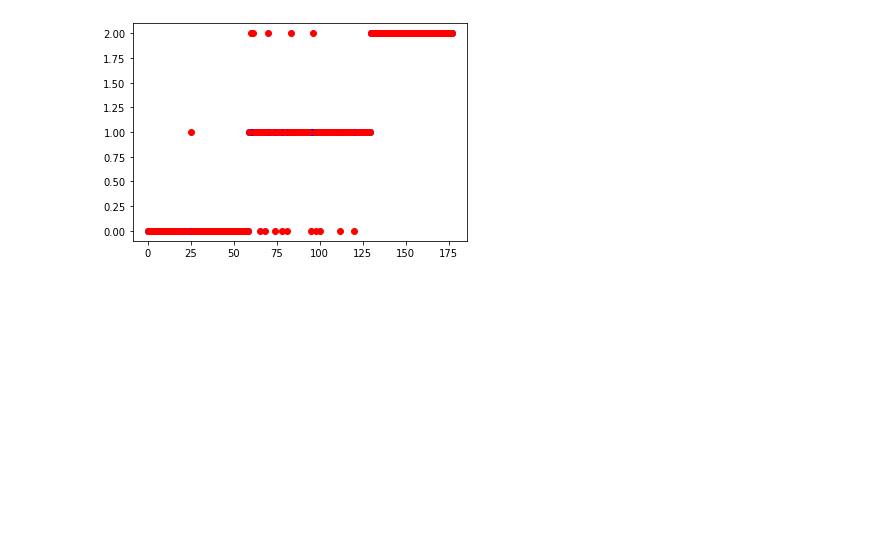
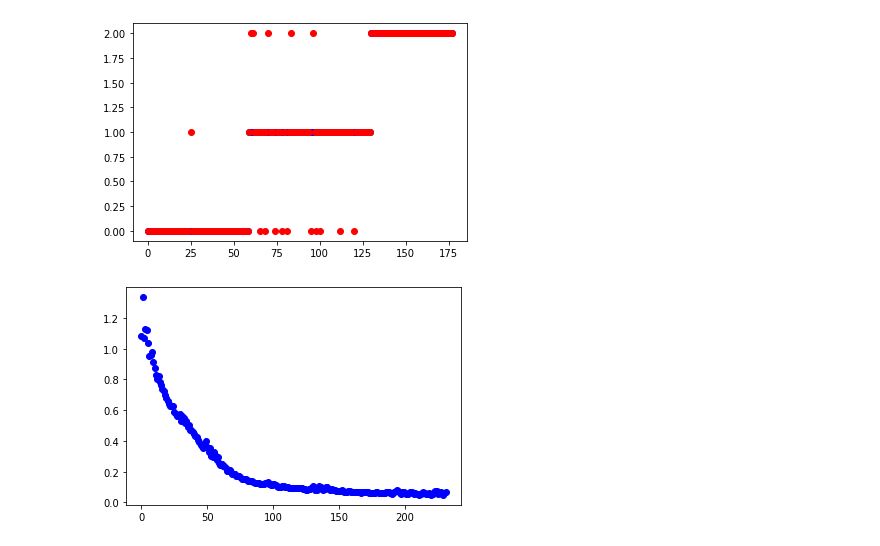
Before and after one commit to douglasbarbosadelima/Data-Science, a Jupyter notebook: xor_and_wine_datasets.ipynb, the cells around one changed output. Saved outputs shown, nothing was run; the diff lists cells and outputs as text; code cells hidden in the pictures; blank space fills up the shorter version.

```diff
--- a/xor_and_wine_datasets.ipynb
+++ b/xor_and_wine_datasets.ipynb
@@ -82,0 +81,5 @@ plt.plot()
+# %%
+plt.plot(model_wine.loss_curve_, 'bo')
+plt.show()
+# %% [output]
+[figure, added]
```
Also changed, not shown: parts of 2 cells of this notebook.
